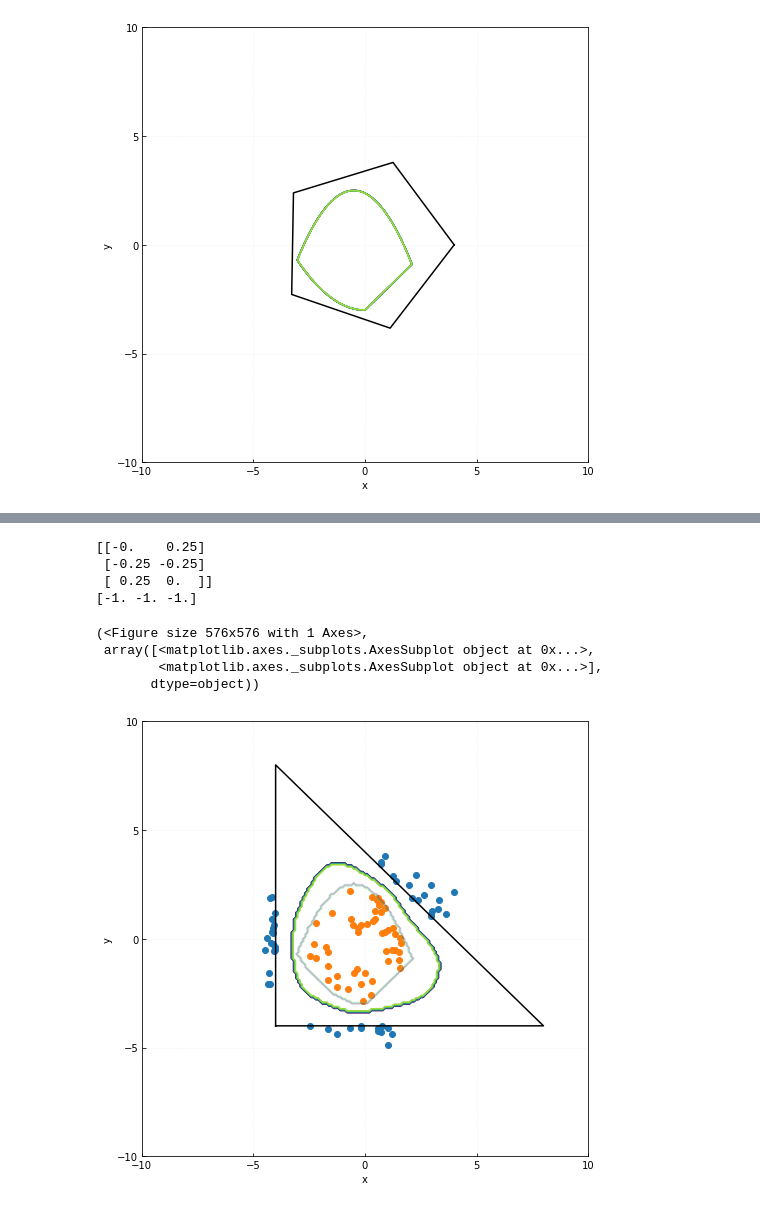
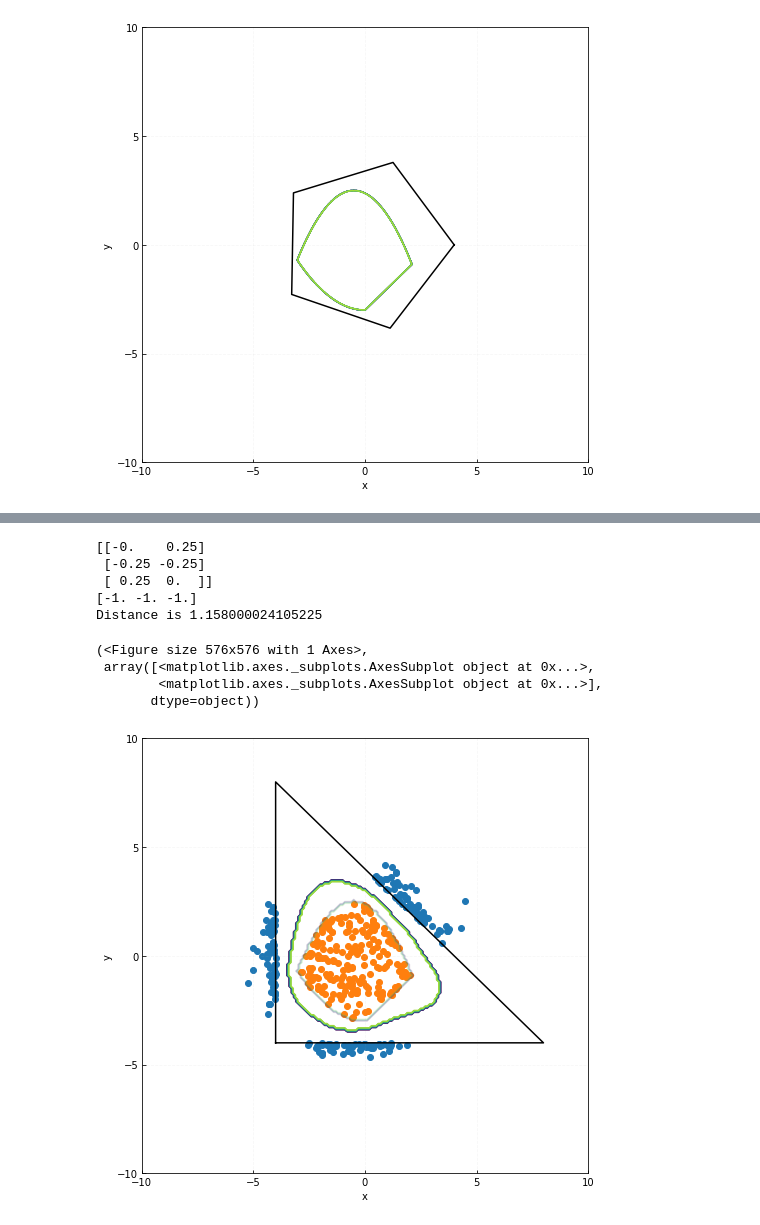
Before and after one commit to rafidrm/mcmc-complement, a Jupyter notebook: notebooks/mcmc_experiments.ipynb, the cells around one changed output, grey strips where cells are left out. Drawn from its saved outputs; the diff is of its cells as text; code cells hidden in the pictures.

Commit message:
added simplex and pentagon

```diff
--- a/notebooks/mcmc_experiments.ipynb
+++ b/notebooks/mcmc_experiments.ipynb
@@ -216,6 +219,13 @@ def get_mdl_contour(mdl):
     return xs, ys, pred_feas, real_feas
 
 
+def haussdorf(feas, infeas, inner=np.min, outer=np.min):
+    inner_dist = np.zeros(len(feas))
+    for ix in range(len(feas)):
+        inner_dist[ix] = inner([np.linalg.norm(feas[ix] - y) for y in infeas])
+    return outer(inner_dist)
+
+
 def projection_algorithm(A_mat, b_vec, feasible_pts, n_samples=200, scale=2):
     feasible_pts = feasible_pts.T
     m, n = A_mat.shape
@@ -328,7 +338,9 @@ def experiment_projection(n_samples=200):
     #infeas_pts, bd_pts = zip(*dataset)
     #x, y = zip(*infeas_pts)
     feasible_pts = generate_feasible_pts(n_samples)
-    infeas_pts = projection_algorithm(A_mat, b_vec, feasible_pts, n_samples=n_samples)
+    infeas_pts = projection_algorithm(A_mat, b_vec, feasible_pts, n_samples=n_samples, scale=20)
+    dist = haussdorf(feasible_pts.T, infeas_pts)
+    print('Distance is {}'.format(dist))
     x, y = zip(*infeas_pts)
 
 
@@ -420,7 +433,8 @@ def experiment_simplex_projection(n_samples=200):
     feasible_pts = generate_feasible_pts(n_samples)
     infeas_pts = projection_algorithm(A_mat, b_vec, feasible_pts, n_samples=n_samples, scale=1)
     x, y = zip(*infeas_pts)
-
+    dist = haussdorf(feasible_pts.T, infeas_pts)
+    print('Distance is {}'.format(dist))
 
     # train SVC classifier
     all_pts = np.array(list(infeas_pts) + list(feasible_pts.T))
@@ -443,35 +457,36 @@ def experiment_simplex_projection(n_samples=200):
     # plot sampled points
     ax.scatter(x, y)
     ax.scatter(feasible_pts[0], feasible_pts[1])
     # plot contour
     ax.contour(x_svc, y_svc, contour_svc)
     #ax.contour(x_gmm, y_gmm, contour_gmm, alpha=0.5)
     #plt.colorbar(cmap_gmm, shrink=0.8, extend='both')
     ax.contour(x_svc, y_svc, real_feas, alpha=0.1)
     # plot details
     ax.tick_params(direction='in')
     ax.grid(True, ls='--', alpha=0.1)
     ax.set(
         xlabel='x',
         ylabel='y',
         xlim=(-10, 10),
         xticks=[-10, -5, 0, 5, 10],
         ylim=(-10, 10),
         yticks=[-10, -5, 0, 5, 10],
     )
     return fig, axs
 
-experiment_simplex_projection(n_samples=50)
+experiment_simplex_projection(n_samples=200)
 # %% [output]
 [[-0.    0.25]
  [-0.25 -0.25]
  [ 0.25  0.  ]]
 [-1. -1. -1.]
+Distance is 1.158000024105225
 (<Figure size 576x576 with 1 Axes>,
  array([<matplotlib.axes._subplots.AxesSubplot object at 0x...>,
         <matplotlib.axes._subplots.AxesSubplot object at 0x...>],
        dtype=object))
-[figure, old version]
+[figure, new version]
 # %%
 # now the projection algorithm
 def experiment_simplex_classifier(n_samples=200):
```
Also changed, not shown: parts of 7 cells of this notebook, 2 other files.
